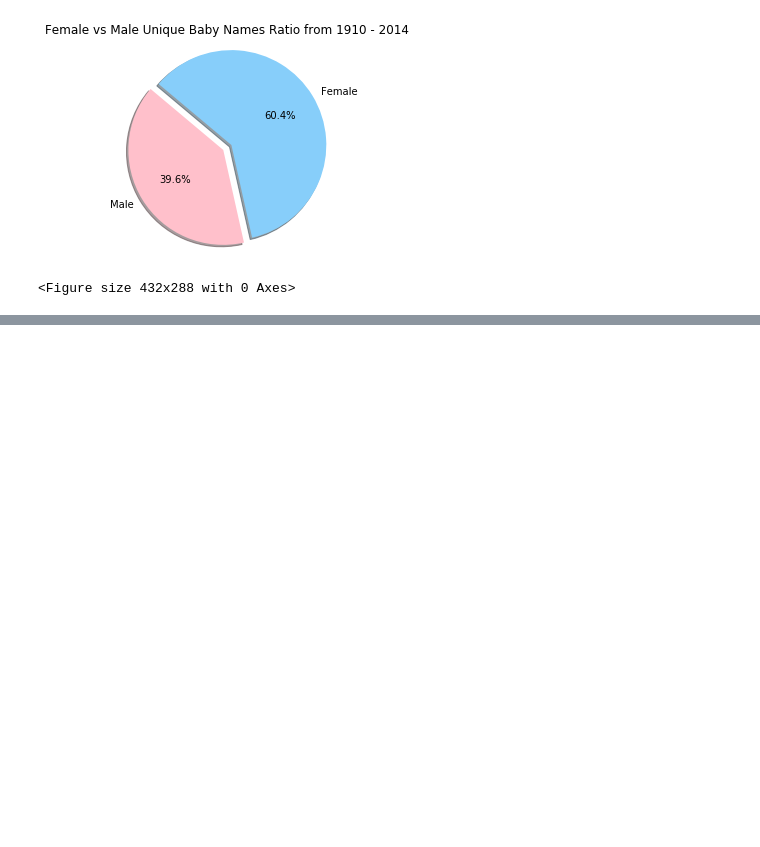
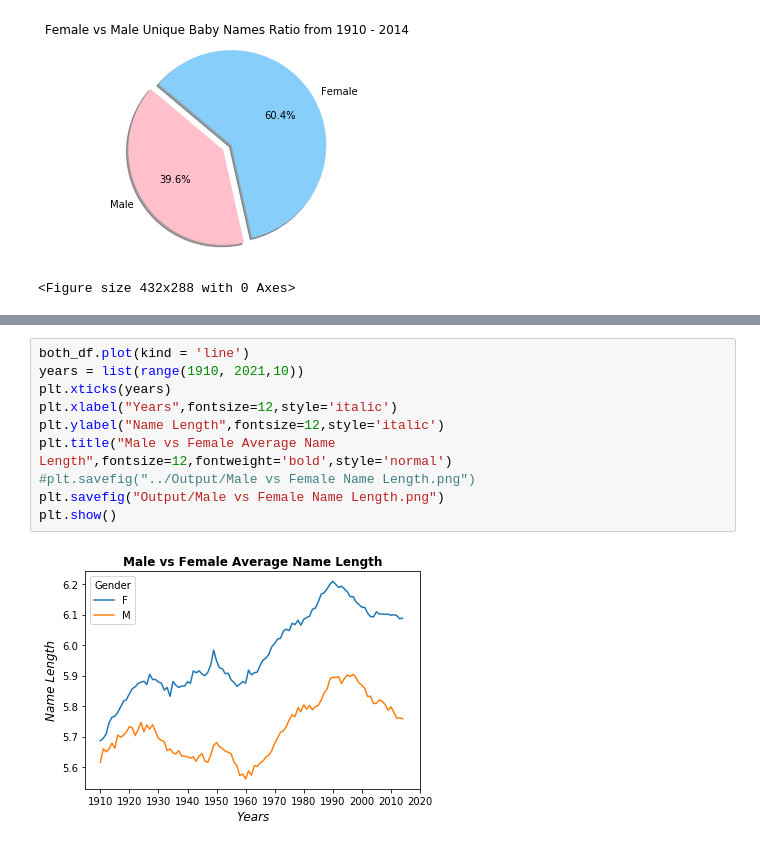
Before and after one commit to kekelee0714/BootcampProject, a Jupyter notebook: US Baby Names Presentation.ipynb, the cells around one changed output, grey strips where cells are left out. Drawn from its saved outputs; the diff is of its cells as text; blank space fills up the shorter version.

```diff
--- a/US Baby Names Presentation.ipynb
+++ b/US Baby Names Presentation.ipynb
@@ -249,0 +380,12 @@ plt.savefig(f'Output/Female vs Male Unique Baby Names Ratio from 1910 - 2014.png
+# %%
+both_df.plot(kind = 'line')
+years = list(range(1910, 2021,10))
+plt.xticks(years)
+plt.xlabel("Years",fontsize=12,style='italic')
+plt.ylabel("Name Length",fontsize=12,style='italic')
+plt.title("Male vs Female Average Name Length",fontsize=12,fontweight='bold',style='normal')
+#plt.savefig("../Output/Male vs Female Name Length.png")
+plt.savefig("Output/Male vs Female Name Length.png")
+plt.show()
+# %% [output]
+[figure, added]
```
Also changed, not shown: parts of 28 cells of this notebook, 12 other files.
